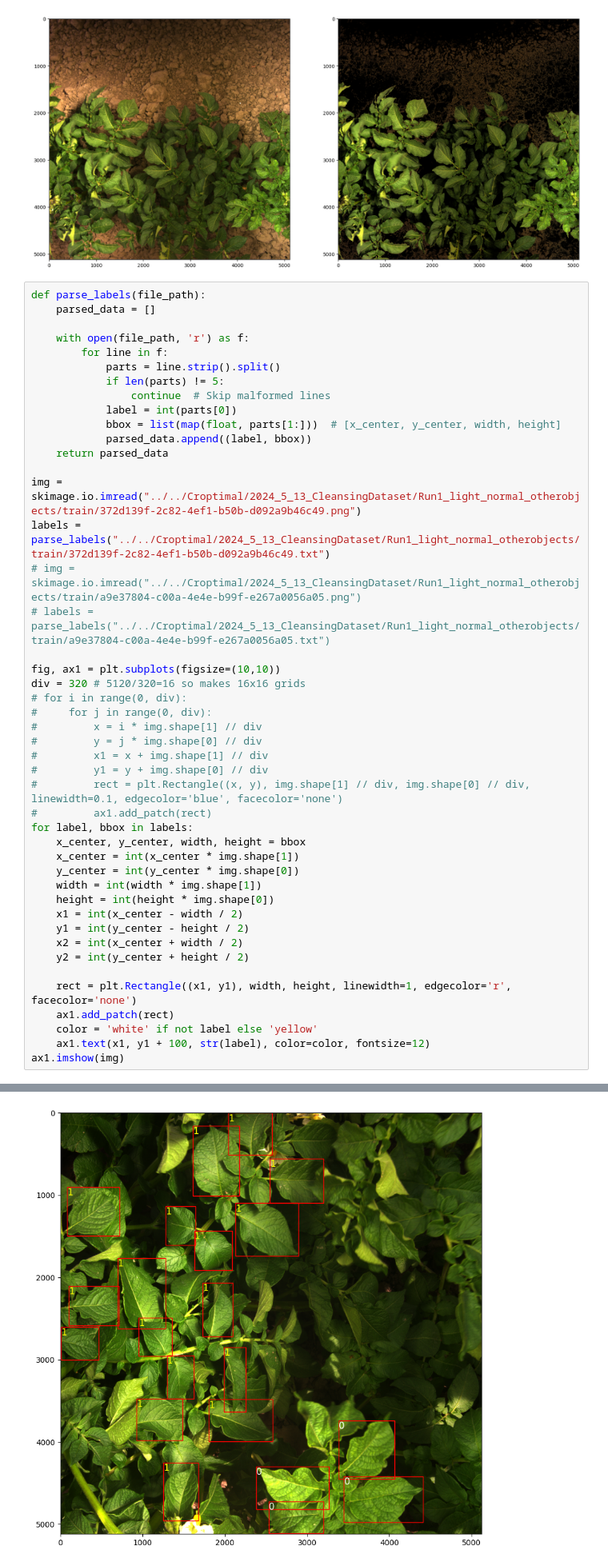
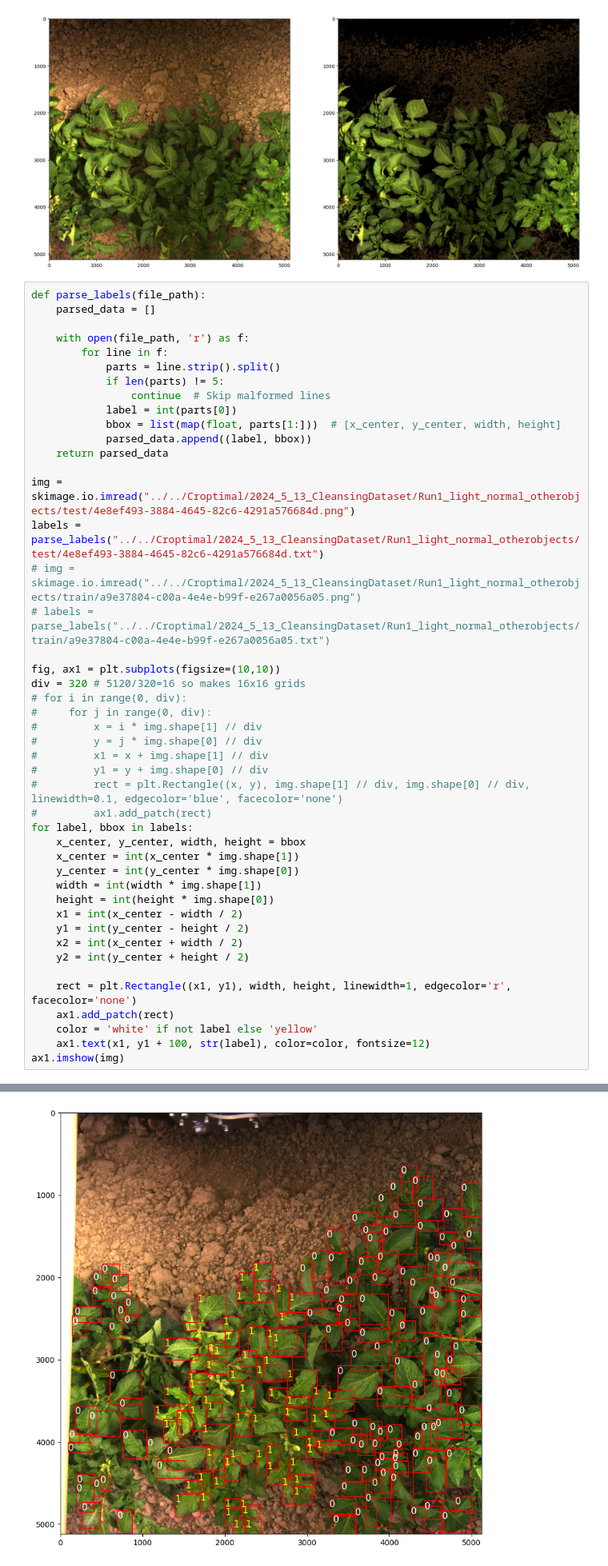
Before and after one commit to MartMonster/AlphaTreeLVQ, a Jupyter notebook: LVQ/leaves-2025-07-03/example.ipynb, the cells around one changed output, grey strips where cells are left out. Shown at 80% size. Saved outputs shown, nothing was run; the diff lists cells and outputs as text.

```diff
--- a/LVQ/leaves-2025-07-03/example.ipynb
+++ b/LVQ/leaves-2025-07-03/example.ipynb
@@ -43,40 +43,40 @@ def parse_labels(file_path):
             parsed_data.append((label, bbox))
     return parsed_data
 
-img = skimage.io.imread("../../Croptimal/2024_5_13_CleansingDataset/Run1_light_normal_otherobjects/train/372d139f-2c82-4ef1-b50b-d092a9b46c49.png")
-labels = parse_labels("../../Croptimal/2024_5_13_CleansingDataset/Run1_light_normal_otherobjects/train/372d139f-2c82-4ef1-b50b-d092a9b46c49.txt")
+img = skimage.io.imread("../../Croptimal/2024_5_13_CleansingDataset/Run1_light_normal_otherobjects/test/4e8ef493-3884-4645-82c6-4291a576684d.png")
+labels = parse_labels("../../Croptimal/2024_5_13_CleansingDataset/Run1_light_normal_otherobjects/test/4e8ef493-3884-4645-82c6-4291a576684d.txt")
 # img = skimage.io.imread("../../Croptimal/2024_5_13_CleansingDataset/Run1_light_normal_otherobjects/train/a9e37804-c00a-4e4e-b99f-e267a0056a05.png")
 # labels = parse_labels("../../Croptimal/2024_5_13_CleansingDataset/Run1_light_normal_otherobjects/train/a9e37804-c00a-4e4e-b99f-e267a0056a05.txt")
 
 fig, ax1 = plt.subplots(figsize=(10,10))
 div = 320 # 5120/320=16 so makes 16x16 grids
 # for i in range(0, div):
 #     for j in range(0, div):
 #         x = i * img.shape[1] // div
 #         y = j * img.shape[0] // div
 #         x1 = x + img.shape[1] // div
 #         y1 = y + img.shape[0] // div
 #         rect = plt.Rectangle((x, y), img.shape[1] // div, img.shape[0] // div, linewidth=0.1, edgecolor='blue', facecolor='none')
 #         ax1.add_patch(rect)
 for label, bbox in labels:
     x_center, y_center, width, height = bbox
     x_center = int(x_center * img.shape[1])
     y_center = int(y_center * img.shape[0])
     width = int(width * img.shape[1])
     height = int(height * img.shape[0])
     x1 = int(x_center - width / 2)
     y1 = int(y_center - height / 2)
     x2 = int(x_center + width / 2)
     y2 = int(y_center + height / 2)
 
     rect = plt.Rectangle((x1, y1), width, height, linewidth=1, edgecolor='r', facecolor='none')
     ax1.add_patch(rect)
     color = 'white' if not label else 'yellow'
     ax1.text(x1, y1 + 100, str(label), color=color, fontsize=12)
 ax1.imshow(img)
 # %% [output]
 <matplotlib.image.AxesImage at 0x...>
-[figure, old version]
+[figure, new version]
 # %%
 lvq2 = gmlvq()
 features = (img.shape[0] // div) * (img.shape[1] // div)
```
Also changed, not shown: 2 other files.
